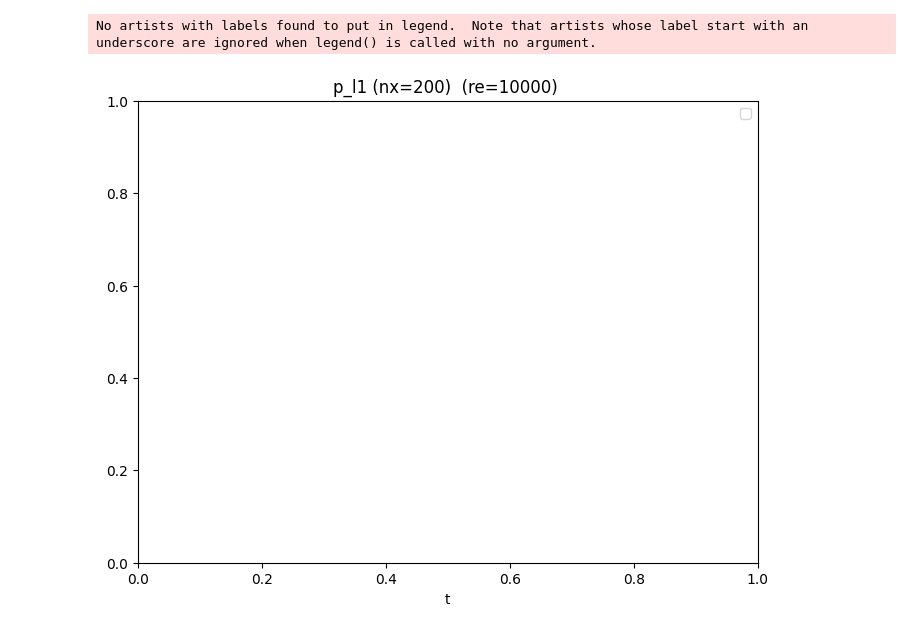
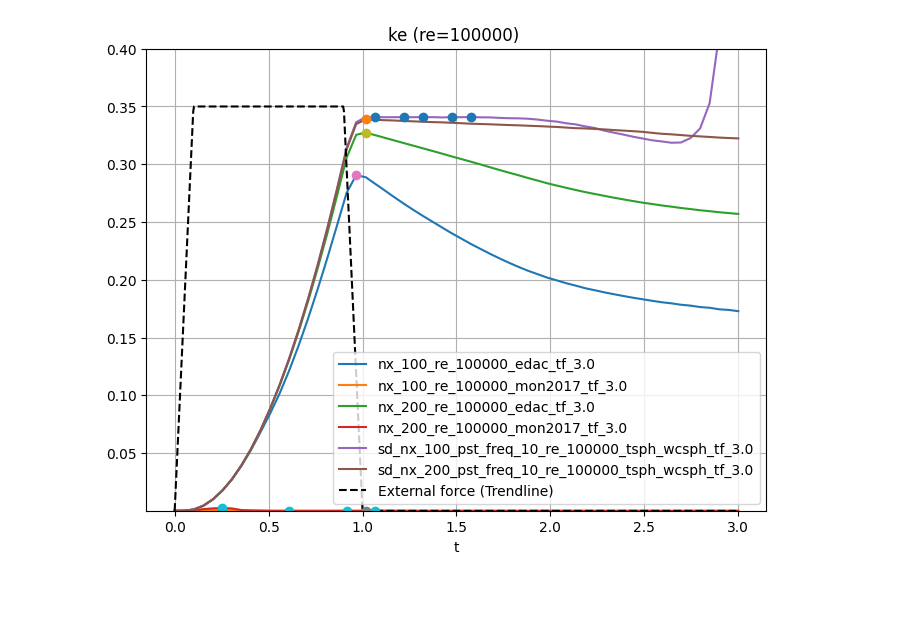
Before and after one commit to Prajwal-Prathiksh/ddp-thesis, a Jupyter notebook: plotter.ipynb, the cells around one changed output. Cells and saved outputs as stored; diff of their text form; code cells hidden in the pictures; blank space fills up the shorter version.

```diff
--- a/plotter.ipynb
+++ b/plotter.ipynb
@@ -6,3 +7,13 @@ from scipy.signal import argrelextrema
+# %%
+def ramp(t_star):
+    if t_star>=0.0 and t_star<0.1:
+        return t_star*10.
+    elif t_star>=0.1 and t_star<0.9:
+        return 1.
+    elif t_star>=0.9 and t_star<=1.:
+        return (1.-t_star)*10.
+    else:
+        return 0.
 # %%
 def get_sub_fldrs(path):
     folders = []
@@ -169,8 +195,8 @@ def plotter(
     plt.legend()
     plt.show()
 # %%
+# fdir = 'outputs/tgv_basic_scheme_comparison'
 fdir = 'outputs/tgv_ext_force_scheme_comparison'
-fdir = 'outputs/tgv_basic_scheme_comparison'
 
 fldrs = get_sub_fldrs(fdir)
 temp = [get_opts_from_fldr(fldr) for fldr in fldrs]
@@ -185,6 +207,9 @@ plotter(fdir, 'ke', ylim=(0.2, .26), re=str(50_000))
-# %%
-# plotter(fdir, 'ke', ylim=None, nx=str(200), re=str(10_000))
-plotter(fdir, 'p_l1', ylim=None, nx=str(200), re=str(10_000))
-# %% [output]
-No artists with labels found to put in legend.  Note that artists whose label start with an underscore are ignored when legend() is called with no argument.
-[figure, removed]
+# %%
+# plotter(fdir, 'ke', exact=1, ylim=(0.23, .26), re=str(50_000))
+plotter(
+    fdir, 'ke', plt_ramp=1, ramp_a=0.35, ylim=(1e-4, 0.4),
+    # nx=str(100),
+    re=str(100_000),
+)
+# %% [output]
+[figure, added]
```
Also changed, not shown: parts of 4 cells of this notebook, 1 other file.
